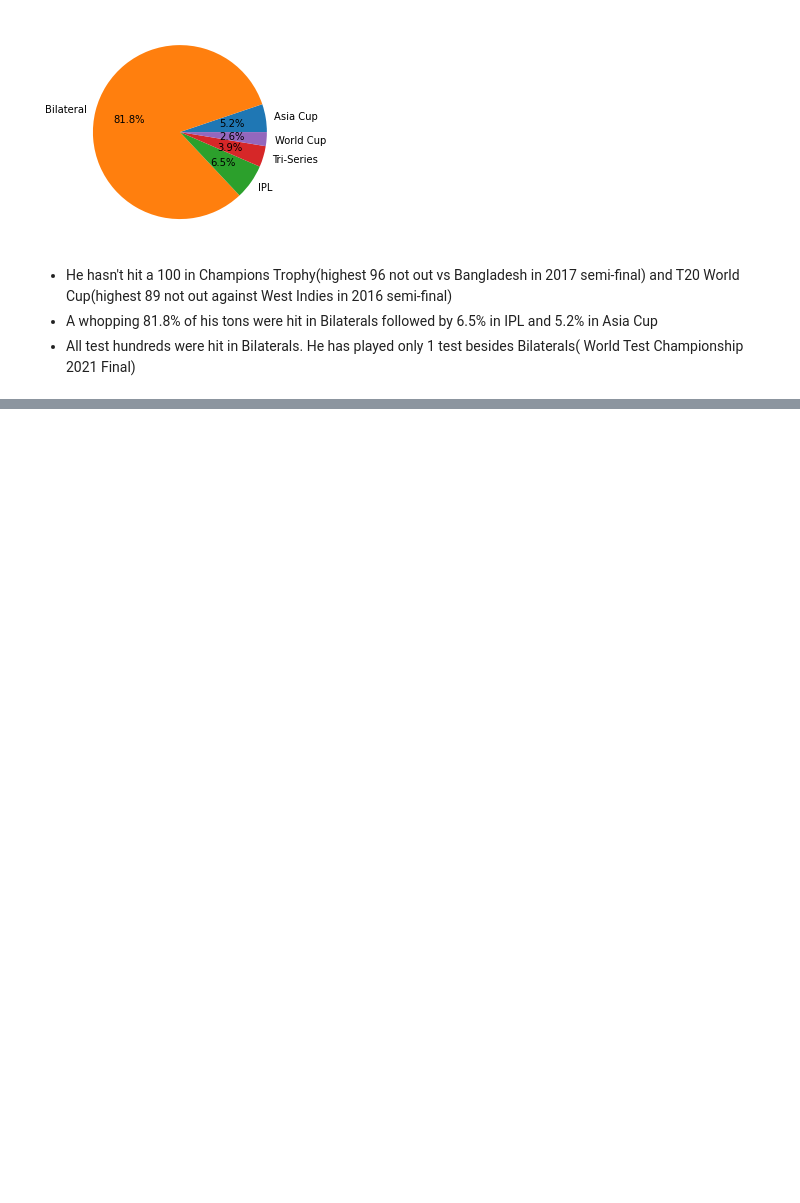
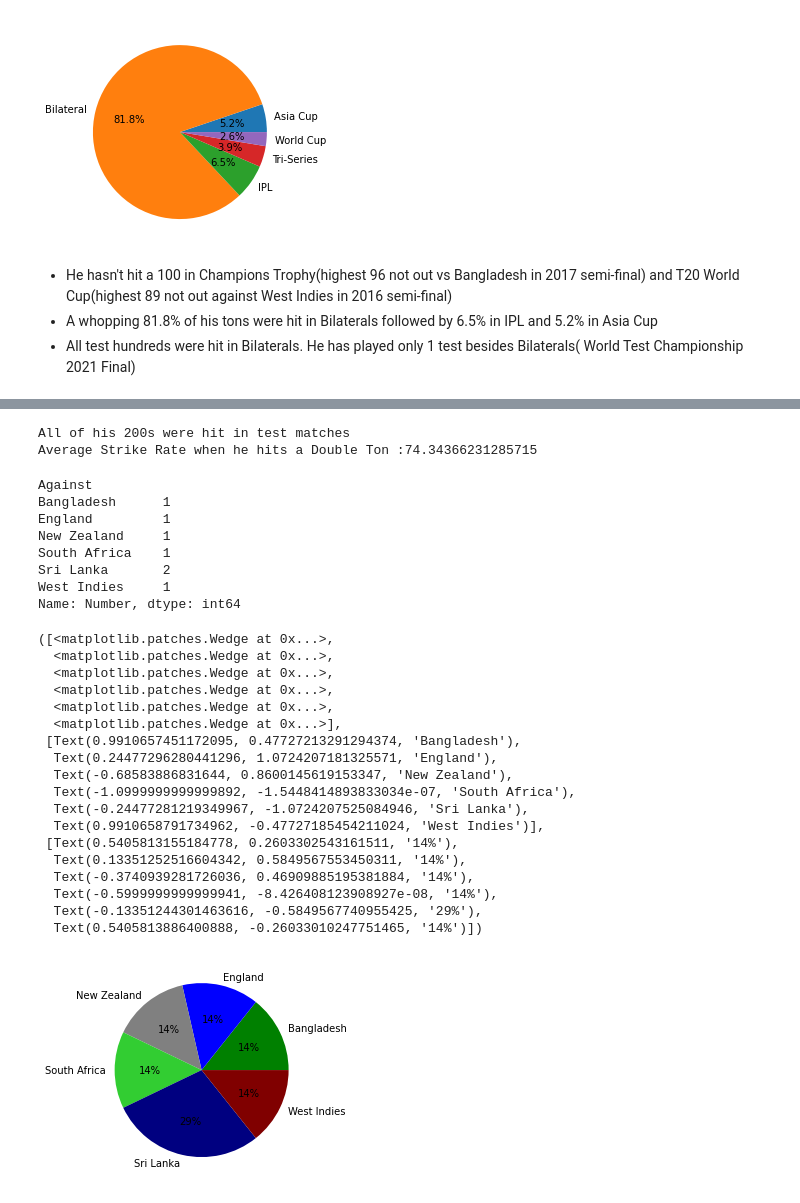
Before and after one commit to Suyashiitr/kaggle, a Jupyter notebook: virat-kohli-100s-visualization.ipynb, the cells around one changed output, grey strips where cells are left out. Cells and saved outputs as stored; diff of their text form; code cells hidden in the pictures; blank space fills up the shorter version.

```diff
--- a/virat-kohli-100s-visualization.ipynb
+++ b/virat-kohli-100s-visualization.ipynb
@@ -451,0 +454,3 @@ Name: Number, dtype: int64
+# %%
+vk_200 = vk[vk.Score >= 200]
+vk_200
@@ -451,0 +466,38 @@ Name: Number, dtype: int64
+# %%
+print('All of his 200s were hit in test matches')
+print('Average Strike Rate when he hits a Double Ton :{}'.format(np.mean(vk_200['Strike Rate'])))
+# %% [output]
+All of his 200s were hit in test matches
+Average Strike Rate when he hits a Double Ton :74.34366231285715
+# %%
+vk200_opp = vk_200.groupby('Against').count()['Number']
+print(vk200_opp)
+plt.pie(vk200_opp,labels=vk200_opp.index,colors=['g','b','gray','limegreen','navy','maroon'],autopct='%0.0f%%')
+# %% [output]
+Against
+Bangladesh      1
+England         1
+New Zealand     1
+South Africa    1
+Sri Lanka       2
+West Indies     1
+Name: Number, dtype: int64
+([<matplotlib.patches.Wedge at 0x...>,
+  <matplotlib.patches.Wedge at 0x...>,
+  <matplotlib.patches.Wedge at 0x...>,
+  <matplotlib.patches.Wedge at 0x...>,
+  <matplotlib.patches.Wedge at 0x...>,
+  <matplotlib.patches.Wedge at 0x...>],
+ [Text(0.9910657451172095, 0.47727213291294374, 'Bangladesh'),
+  Text(0.24477296280441296, 1.0724207181325571, 'England'),
+  Text(-0.68583886831644, 0.8600145619153347, 'New Zealand'),
+  Text(-1.0999999999999892, -1.5448414893833034e-07, 'South Africa'),
+  Text(-0.24477281219349967, -1.0724207525084946, 'Sri Lanka'),
+  Text(0.9910658791734962, -0.47727185454211024, 'West Indies')],
+ [Text(0.5405813155184778, 0.2603302543161511, '14%'),
+  Text(0.13351252516604342, 0.5849567553450311, '14%'),
+  Text(-0.3740939281726036, 0.46909885195381884, '14%'),
+  Text(-0.5999999999999941, -8.426408123908927e-08, '14%'),
+  Text(-0.13351244301463616, -0.5849567740955425, '29%'),
+  Text(0.5405813886400888, -0.26033010247751465, '14%')])
+[figure, added]
```
Also changed, not shown: parts of 16 cells of this notebook.
